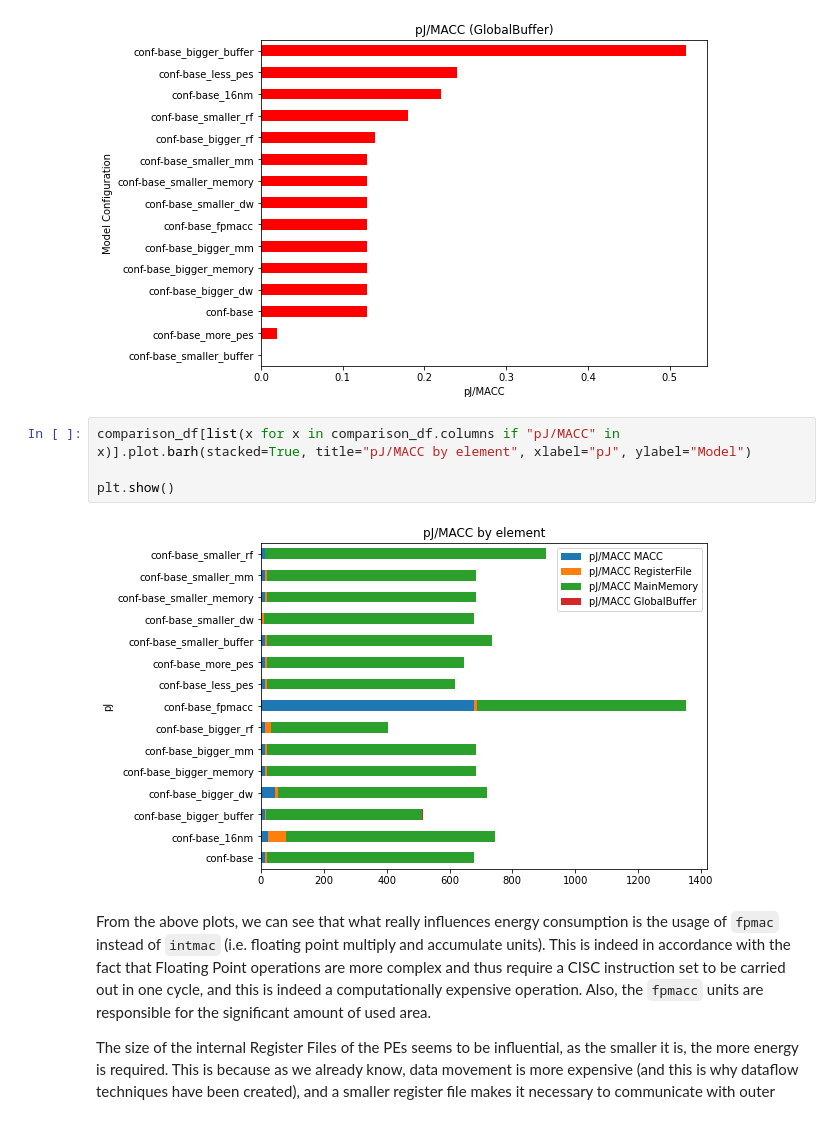
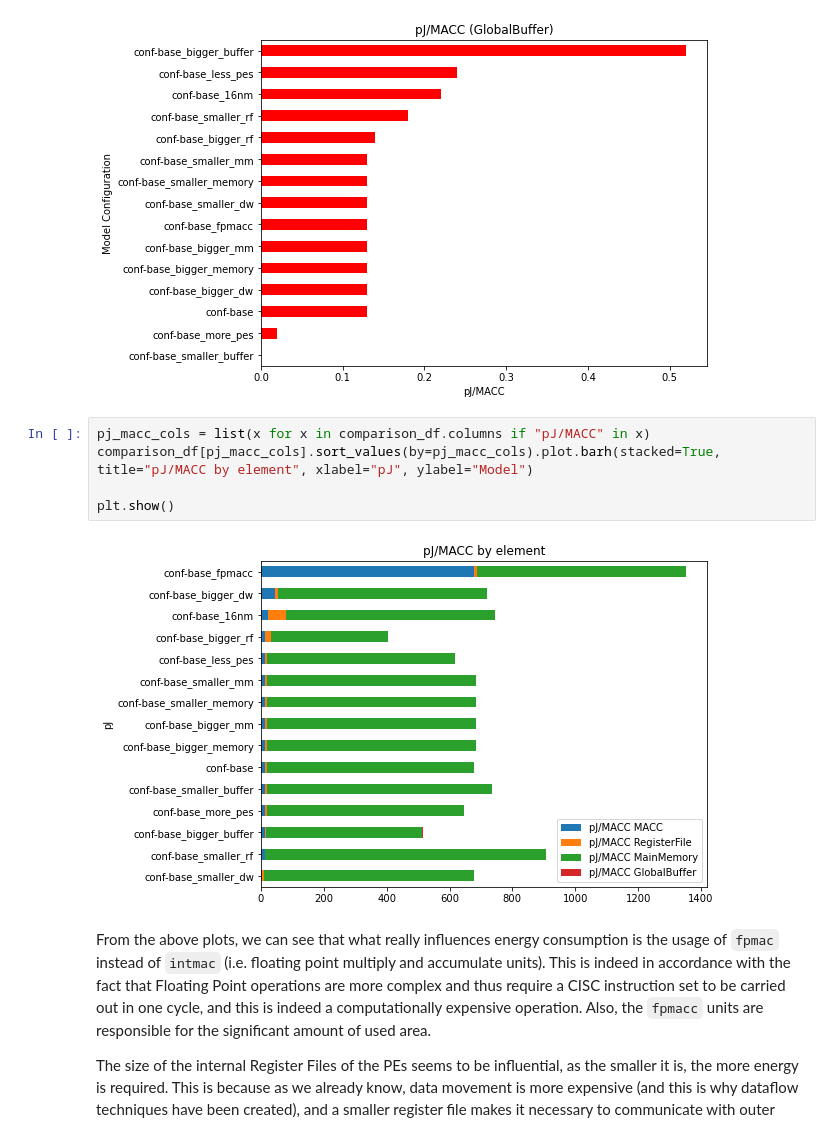
Before and after one commit to RiccardoMPesce/TimeloopAccelergyAnalysis, a Jupyter notebook: analysis_notebook.ipynb, the cells around one changed output. Cells and saved outputs as stored; diff of their text form.

Commit message:
New graph

```diff
--- a/analysis_notebook.ipynb
+++ b/analysis_notebook.ipynb
@@ -259,11 +259,12 @@ plt.show()
 [figure]
 [figure]
 # %%
-comparison_df[list(x for x in comparison_df.columns if "pJ/MACC" in x)].plot.barh(stacked=True, title="pJ/MACC by element", xlabel="pJ", ylabel="Model")
+pj_macc_cols = list(x for x in comparison_df.columns if "pJ/MACC" in x)
+comparison_df[pj_macc_cols].sort_values(by=pj_macc_cols).plot.barh(stacked=True, title="pJ/MACC by element", xlabel="pJ", ylabel="Model")
 
 plt.show()
 # %% [output]
-[figure, old version]
+[figure, new version]
 # %% [markdown]
 From the above plots, we can see that what really influences energy consumption is the usage of `fpmac` instead of `intmac` (i.e. floating point multiply and accumulate units). This is indeed in accordance with the fact that Floating Point operations are more complex and thus require a CISC instruction set to be carried out in one cycle, and this is indeed a computationally expensive operation. Also, the `fpmacc` units are responsible for the significant amount of used area.
 
```
